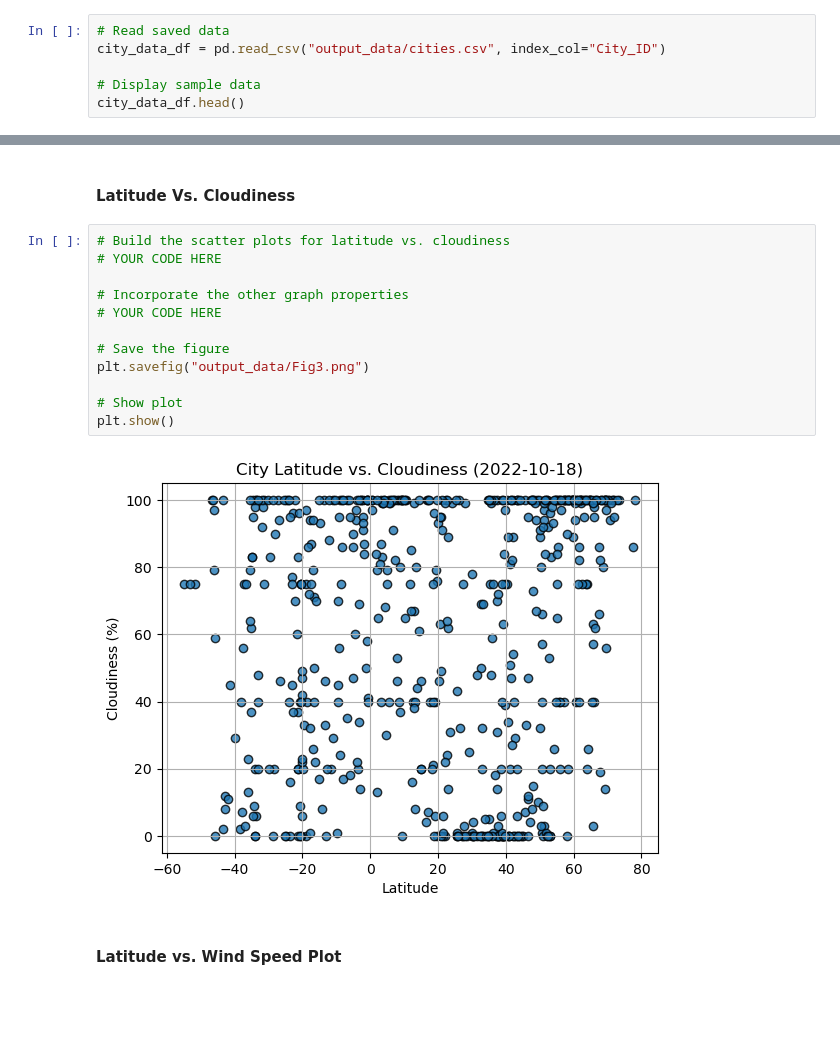
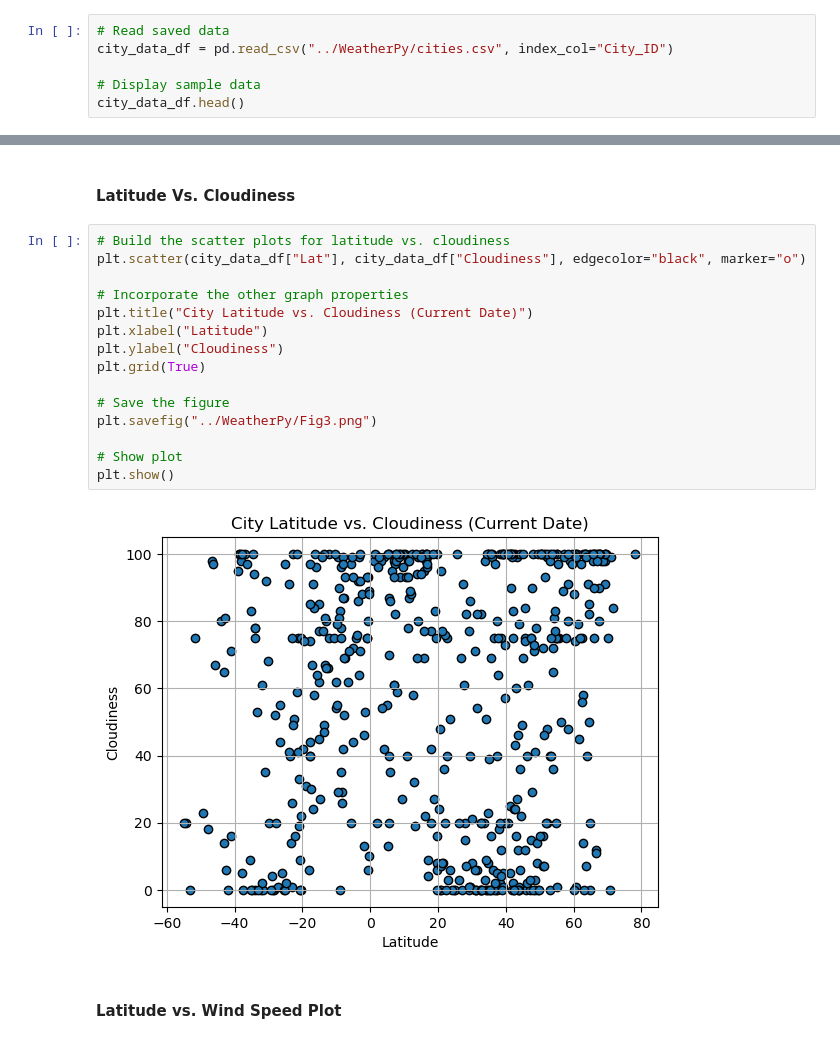
Before and after one commit to foomatia/API-Challenge, a Jupyter notebook: WeatherPy/WeatherPy.ipynb, the cells around one changed output, grey strips where cells are left out. Drawn from its saved outputs; the diff is of its cells as text; blank space fills up the shorter version.

```diff
--- a/WeatherPy/WeatherPy.ipynb
+++ b/WeatherPy/WeatherPy.ipynb
@@ -159,6 +181,6 @@ city_data_df.to_csv("output_data/cities.csv", index_label="City_ID")
 # %%
 # Read saved data
-city_data_df = pd.read_csv("output_data/cities.csv", index_col="City_ID")
+city_data_df = pd.read_csv("../WeatherPy/cities.csv", index_col="City_ID")
 
 # Display sample data
 city_data_df.head()
@@ -208,18 +236,21 @@ plt.show()
 #### Latitude Vs. Cloudiness
 # %%
 # Build the scatter plots for latitude vs. cloudiness
-# YOUR CODE HERE
+plt.scatter(city_data_df["Lat"], city_data_df["Cloudiness"], edgecolor="black", marker="o")
 
 # Incorporate the other graph properties
-# YOUR CODE HERE
+plt.title("City Latitude vs. Cloudiness (Current Date)")
+plt.xlabel("Latitude")
+plt.ylabel("Cloudiness")
+plt.grid(True)
 
 # Save the figure
-plt.savefig("output_data/Fig3.png")
+plt.savefig("../WeatherPy/Fig3.png")
 
 # Show plot
 plt.show()
 # %% [output]
-[figure, old version]
+[figure, new version]
 # %% [markdown]
 #### Latitude vs. Wind Speed Plot
 # %%
```
Also changed, not shown: parts of 29 cells of this notebook, 8 other files.
